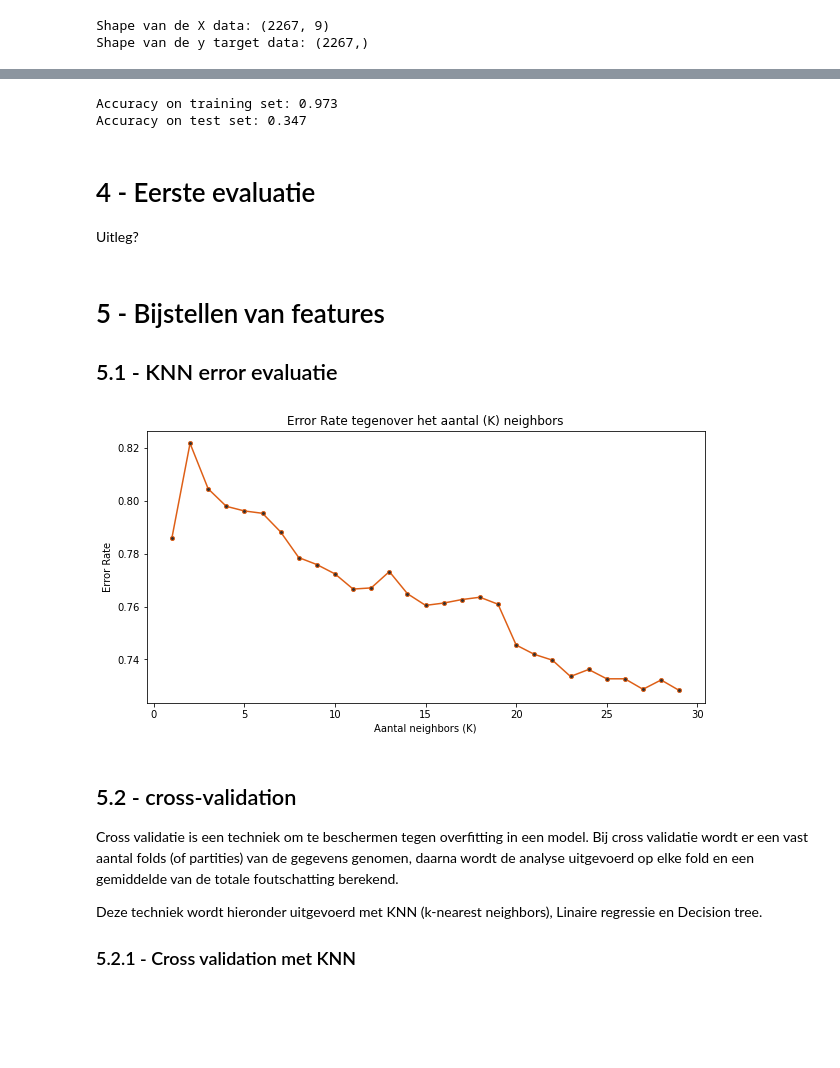
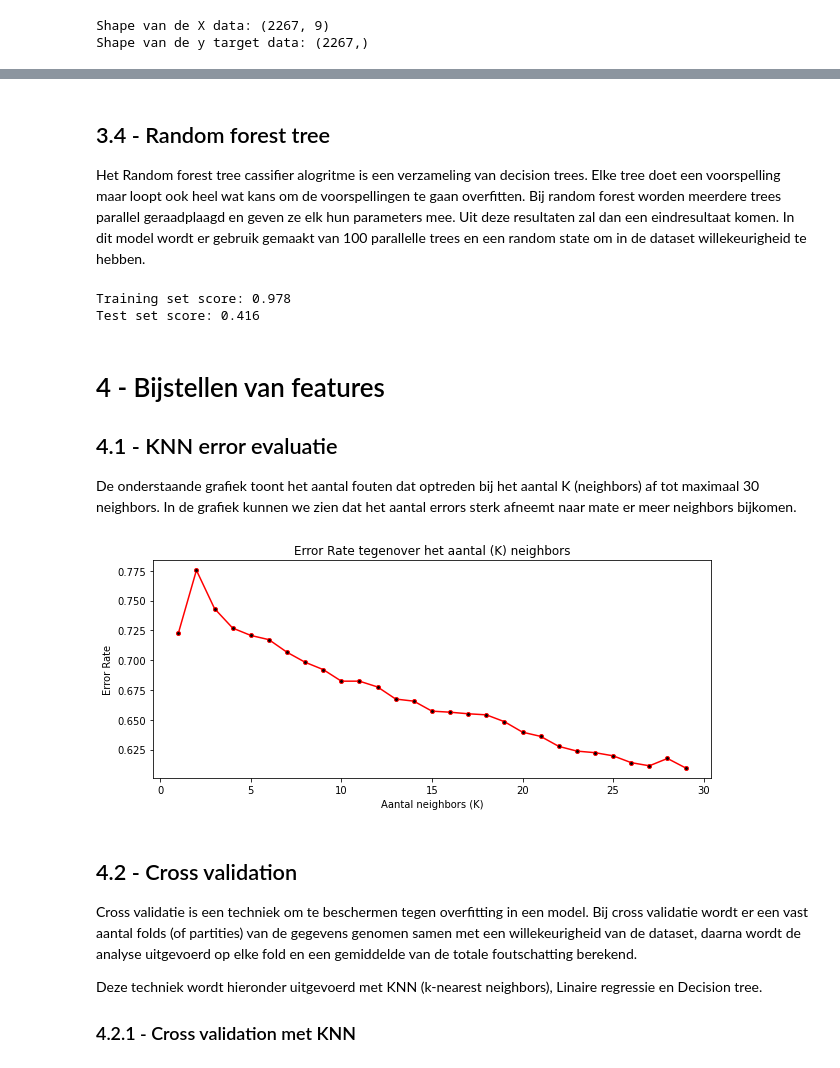
Before and after one commit to Xevro/data-science-in-python, a Jupyter notebook: Project Data Science/louis.dhont/project-deel-2.ipynb, the cells around one changed output, grey strips where cells are left out. Drawn from its saved outputs; the diff is of its cells as text; code cells hidden in the pictures; blank space fills up the shorter version.

```diff
--- a/Project Data Science/louis.dhont/project-deel-2.ipynb
+++ b/Project Data Science/louis.dhont/project-deel-2.ipynb
@@ -143,6 +147,9 @@ features['Land'] = features['Land'].astype(int)
 
 features['Reistype'] == convert_reis_type(features['Reistype'])
 features['Reistype'] = features['Reistype'].astype(int)
+
+features['Totaalprijs'] = features['Totaalprijs'].replace(',', '.', regex=True)
+features['Totaalprijs'] = features['Totaalprijs'].astype(float)
 # %% [output]
 A value is trying to be set on a copy of a slice from a DataFrame
 
@@ -312,4 +327,6 @@ De kolommen *Aantal dagen tot vertrek* bevat steeds een cijfer dat aangeeft in w
 # %%
+features['delta periode vertrek'] = features.loc[:, 'Aantal dagen tot vertrek']
+
 for index, row in enumerate(features['Aantal dagen tot vertrek']):
     if (row >= 1) & (row <= 14):
         features['Aantal dagen tot vertrek'].iloc[index] = 1
@@ -319,10 +336,8 @@ for index, row in enumerate(features['Aantal dagen tot vertrek']):
         features['Aantal dagen tot vertrek'].iloc[index] = 3
     elif (row >= 61) & (row <= 100):
         features['Aantal dagen tot vertrek'].iloc[index] = 4
-    elif (row >= 101) & (row <= 130):
+    elif (row >= 101):
         features['Aantal dagen tot vertrek'].iloc[index] = 5
-    elif (row >= 131):
-        features['Aantal dagen tot vertrek'].iloc[index] = 6
 # %% [markdown]
 De onderstaande lijst toont voor elke kolom het datatype. Alle kolommen zijn omgezet naar int, float of datetime. De integer en float waarden kunnen worden gebruikt als feature.
 # %%
@@ -434,13 +447,13 @@ features
 # %%
-def scale_data(df):
-    X = df.drop(['Aantal dagen tot vertrek', 'Klantnummer', 'Openstaand dossier', 'Geboortedatum', 'Dossier nr.', 'Betalingen dossier',  'Datum creatie', 'Datum vertrek', 'Datum terug'], axis=1)
+def data_schalen(df):
     y = df['Aantal dagen tot vertrek']
+    X = df.drop(['Aantal dagen tot vertrek', 'delta periode vertrek', 'Klantnummer', 'Geboortedatum', 'Dossier nr.', 'Openstaand dossier', 'Betalingen dossier',  'Datum creatie', 'Datum vertrek', 'Datum terug'], axis=1)
     feature_names = X.columns
-    scaler = StandardScaler()
-    scaler.fit(X)
-    return scaler.transform(X), y, feature_names
+    StScaler = StandardScaler()
+    StScaler.fit(X)
+    return StScaler.transform(X), y, feature_names
 
-X, y, feature_names = scale_data(features)
+X, y, feature_names = data_schalen(features)
 X_train, X_test, y_train, y_test = train_test_split(X, y, random_state=0)
 # %% [markdown]
 De geschaalde data in het dataframe *X*.
@@ -596,5 +606,5 @@ We zien hieronder een duidelijke overfitting optreden (een beter prestatie van h
 # %%
-knn = KNeighborsClassifier(n_neighbors = 1)
+knn = KNeighborsClassifier(n_neighbors = 7)
 knn.fit(X_train, y_train)
 pred = knn.predict(X_test)
 trainingScore = round(knn.score(X_train, y_train), 2)
@@ -730,50 +724,50 @@ AttributeError: 'DecisionTreeClassifier' object has no attribute 'plot_tree'
+# %% [markdown]
+## 3.4 - Random forest tree
+
+Het Random forest tree cassifier alogritme is een verzameling van decision trees. Elke tree doet een voorspelling maar loopt ook heel wat kans om de voorspellingen te gaan overfitten. Bij random forest worden meerdere trees parallel geraadplaagd en geven ze elk hun parameters mee. Uit deze resultaten zal dan een eindresultaat komen. In dit model wordt er gebruik gemaakt van 100 parallelle trees en een random state om in de dataset willekeurigheid te hebben.
 # %%
 forest = RandomForestClassifier(n_estimators=100, random_state=42)
 forest.fit(X_train, np.ravel(y_train, order='C'))
-
 y_predForest = forest.predict(X_test)
 
-print("Accuracy on training set: {:.3f}".format(forest.score(X_train, y_train), 2))
-print("Accuracy on test set: {:.3f}".format(forest.score(X_test, y_test), 2))
+print("Training set score: {:.3f}".format(forest.score(X_train, y_train), 2))
+print("Test set score: {:.3f}".format(forest.score(X_test, y_test), 2))
 # %% [output]
-Accuracy on training set: 0.973
-Accuracy on test set: 0.347
+Training set score: 0.978
+Test set score: 0.416
-# %% [markdown]
-# 4 - Eerste evaluatie
-
-
-
-Uitleg?
-# %% [markdown]
-# 5 - Bijstellen van features
-
-## 5.1 - KNN error evaluatie
+# %% [markdown]
+# 4 - Bijstellen van features
+
+
+## 4.1 - KNN error evaluatie
+
+De onderstaande grafiek toont het aantal fouten dat optreden bij het aantal K (neighbors) af tot maximaal 30 neighbors. In de grafiek kunnen we zien dat het aantal errors sterk afneemt naar mate er meer neighbors bijkomen.
 # %%
 err_knn_val = []
 neighbors = 30
 
 for k in range(1, neighbors):
     knn = KNeighborsClassifier(n_neighbors = k)
     scores = cross_val_score(knn, X, y, cv = 3)
     error = 1 - scores.mean()
     err_knn_val.append(error)
 
-plt.figure(figsize=(10, 5))
-plt.plot(range(1, neighbors), err_knn_val, color="#de5f16", marker="o", markerfacecolor="#303030", markersize=4)
+plt.figure(figsize=(10, 4))
+plt.plot(range(1, neighbors), err_knn_val, color="red", marker="o", markerfacecolor="black", markersize=4)
 plt.title("Error Rate tegenover het aantal (K) neighbors")
 plt.xlabel("Aantal neighbors (K)")
 plt.ylabel("Error Rate")
 plt.show();
 # %% [output]
-[figure, old version]
+[figure, new version]
 # %% [markdown]
-## 5.2 - cross-validation
+## 4.2 - Cross validation
 
-Cross validatie is een techniek om te beschermen tegen overfitting in een model. Bij cross validatie wordt er een vast aantal folds (of partities) van de gegevens genomen, daarna wordt de analyse uitgevoerd op elke fold en een gemiddelde van de totale foutschatting berekend.
+Cross validatie is een techniek om te beschermen tegen overfitting in een model. Bij cross validatie wordt er een vast aantal folds (of partities) van de gegevens genomen samen met een willekeurigheid van de dataset, daarna wordt de analyse uitgevoerd op elke fold en een gemiddelde van de totale foutschatting berekend.
 
 Deze techniek wordt hieronder uitgevoerd met KNN (k-nearest neighbors), Linaire regressie en Decision tree.
 
-### 5.2.1 - Cross validation met KNN
+### 4.2.1 - Cross validation met KNN
 # %%
 kFold = KFold(n_splits=10, shuffle=True, random_state=42)
 
```
Also changed, not shown: parts of 64 cells of this notebook.
